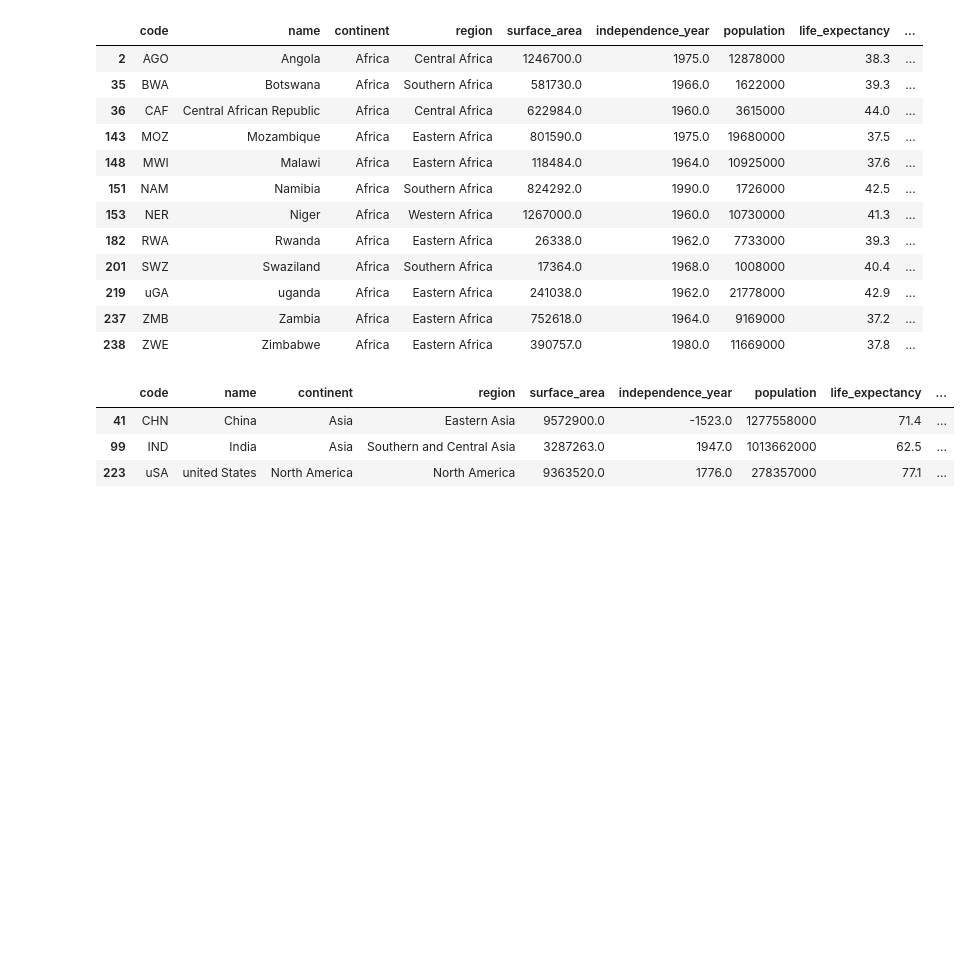
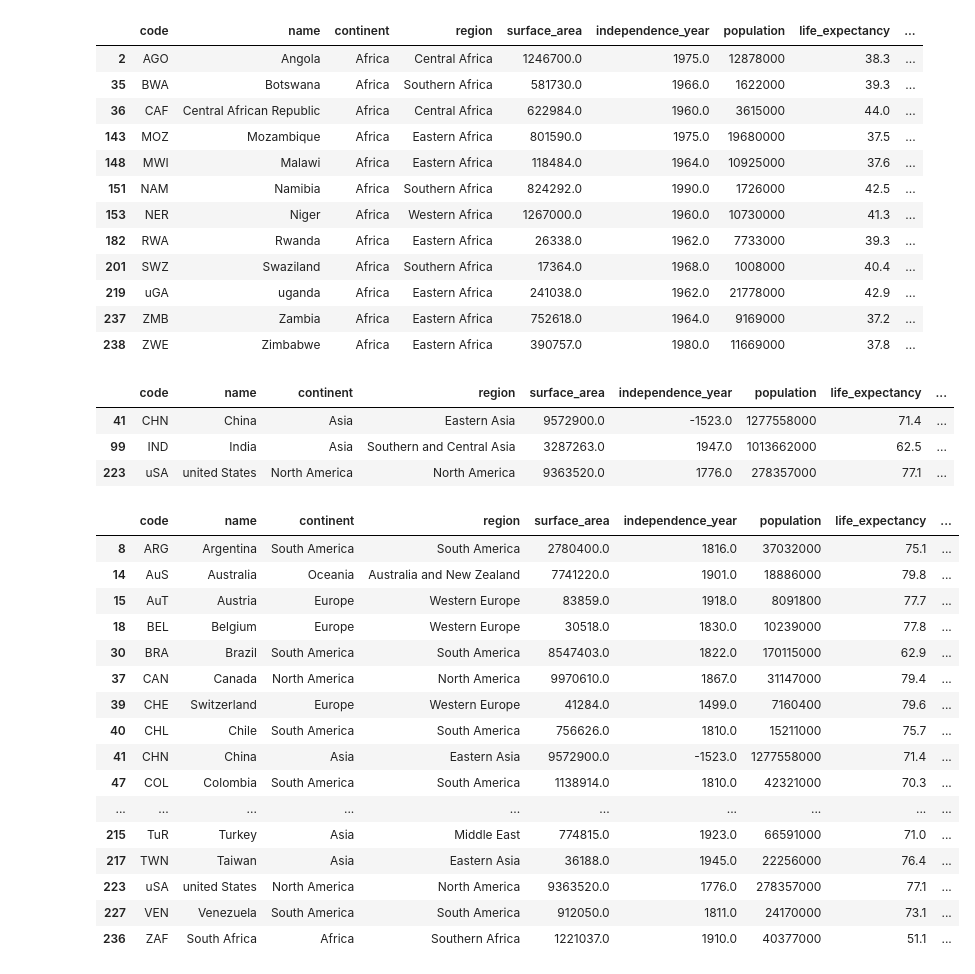
Before and after one commit to VictoriaTeCa/retouno, a Jupyter notebook: retofinal.ipynb, the cells around one changed output. Saved outputs shown, nothing was run; the diff lists cells and outputs as text; code cells hidden in the pictures; blank space fills up the shorter version.

Commit message:
rango intercuartílico outliers de gnp_old

```diff
--- a/retofinal.ipynb
+++ b/retofinal.ipynb
@@ -135,3 +135,33 @@ outliers_3
 | 41 | CHN | China | Asia | Eastern Asia | 9572900.0 | -1523.0 | 1277558000 | 71.4 | ... |
 | 99 | IND | India | Asia | Southern and Central Asia | 3287263.0 | 1947.0 | 1013662000 | 62.5 | ... |
 | 223 | uSA | united States | North America | North America | 9363520.0 | 1776.0 | 278357000 | 77.1 | ... |
+# %%
+#Aplicar método de rango intercuartílico para identificar Outliers, tomando como limites 1.3 iqr, exclusivamente para las columnas “gnp old”, “surface área”, “life expectancy” y “population”, obtener los diagramas de caja de cada una respectivamente.
+y=data["gnp_old"]
+
+percentile25=y.quantile(0.25) #Q1
+percentile75=y.quantile(0.75) #Q3
+iqr= percentile75 - percentile25
+
+Limite_Superior_iqr= percentile75 + 1.3*iqr
+Limite_Inferior_iqr= percentile25 - 1.3*iqr
+outliers_iqr= data[(y>Limite_Superior_iqr)|(y<Limite_Inferior_iqr)]
+outliers_iqr
+# %% [output]
+|  | code | name | continent | region | surface_area | independence_year | population | life_expectancy | ... |
+| 8 | ARG | Argentina | South America | South America | 2780400.0 | 1816.0 | 37032000 | 75.1 | ... |
+| 14 | AuS | Australia | Oceania | Australia and New Zealand | 7741220.0 | 1901.0 | 18886000 | 79.8 | ... |
+| 15 | AuT | Austria | Europe | Western Europe | 83859.0 | 1918.0 | 8091800 | 77.7 | ... |
+| 18 | BEL | Belgium | Europe | Western Europe | 30518.0 | 1830.0 | 10239000 | 77.8 | ... |
+| 30 | BRA | Brazil | South America | South America | 8547403.0 | 1822.0 | 170115000 | 62.9 | ... |
+| 37 | CAN | Canada | North America | North America | 9970610.0 | 1867.0 | 31147000 | 79.4 | ... |
+| 39 | CHE | Switzerland | Europe | Western Europe | 41284.0 | 1499.0 | 7160400 | 79.6 | ... |
+| 40 | CHL | Chile | South America | South America | 756626.0 | 1810.0 | 15211000 | 75.7 | ... |
+| 41 | CHN | China | Asia | Eastern Asia | 9572900.0 | -1523.0 | 1277558000 | 71.4 | ... |
+| 47 | COL | Colombia | South America | South America | 1138914.0 | 1810.0 | 42321000 | 70.3 | ... |
+| ... | ... | ... | ... | ... | ... | ... | ... | ... | ... |
+| 215 | TuR | Turkey | Asia | Middle East | 774815.0 | 1923.0 | 66591000 | 71.0 | ... |
+| 217 | TWN | Taiwan | Asia | Eastern Asia | 36188.0 | 1945.0 | 22256000 | 76.4 | ... |
+| 223 | uSA | united States | North America | North America | 9363520.0 | 1776.0 | 278357000 | 77.1 | ... |
+| 227 | VEN | Venezuela | South America | South America | 912050.0 | 1811.0 | 24170000 | 73.1 | ... |
+| 236 | ZAF | South Africa | Africa | Southern Africa | 1221037.0 | 1910.0 | 40377000 | 51.1 | ... |
```
